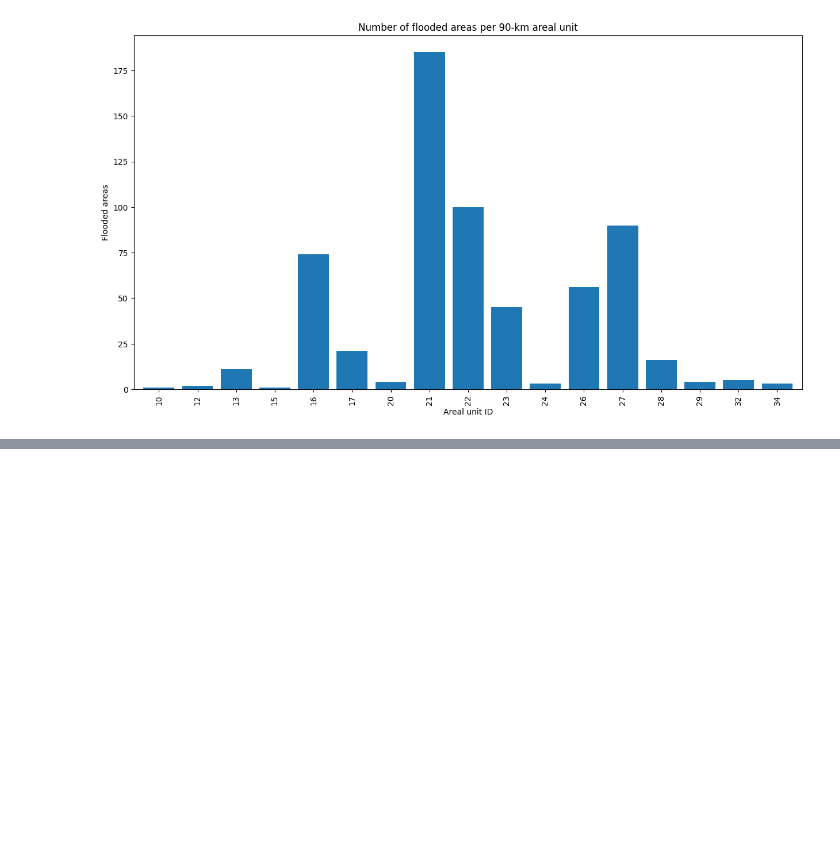
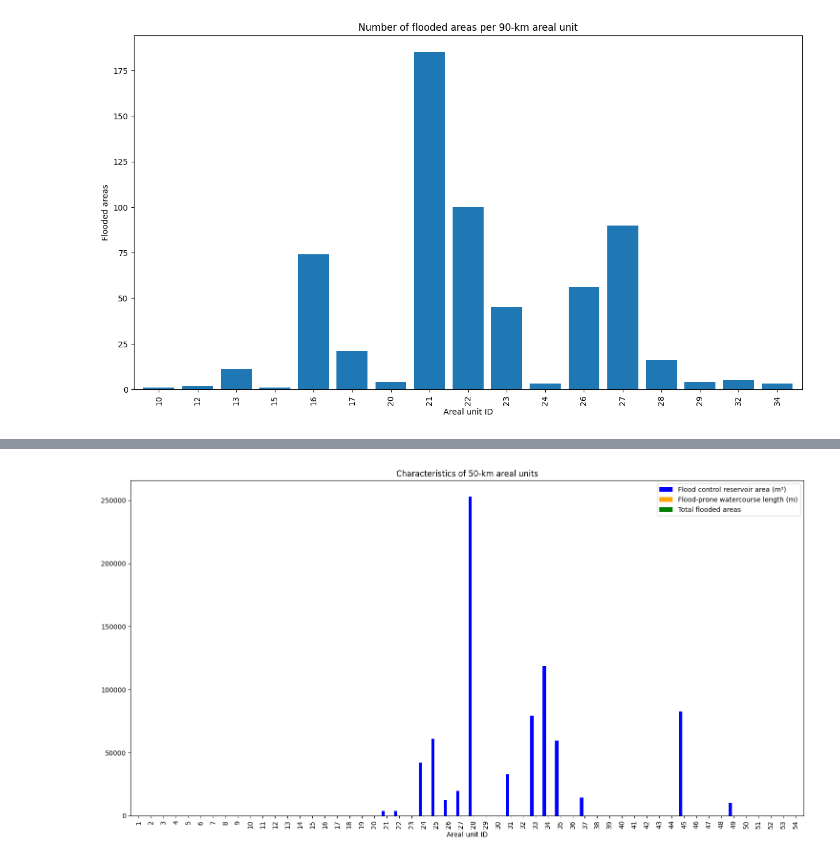
Before and after one commit to liviadegrossi/MBA-Monograph, a Jupyter notebook: data-exploration.ipynb, the cells around one changed output, grey strips where cells are left out. Cells and saved outputs as stored; diff of their text form; code cells hidden in the pictures; blank space fills up the shorter version.

```diff
--- a/data-exploration.ipynb
+++ b/data-exploration.ipynb
@@ -1142,0 +1197,6 @@ plt.show()
+# %%
+flooded_areas_areal_unit_50km.rename(columns={'areal_units_50km': 'id'}, inplace=True)
+
+areal_units_50km = areal_units_50km.merge(flooded_areas_areal_unit_50km, on='id', how='outer')
+areal_units_50km['total_flood_areas'] = areal_units_50km['total_flood_areas'].fillna(0)
+areal_units_50km.head()
@@ -1142,0 +1210,21 @@ plt.show()
+# %%
+areal_units_50km['id'] = areal_units_50km['id'].astype('int64')
+
+ax_areal_units_50km = areal_units_50km.plot.bar(
+    x='id',
+    y=['flood_control_reservoir_area', 'flood_prone_watercourse_length', 'total_flood_areas'],
+    width=0.8,
+    color=['blue', 'orange', 'green'],
+    figsize=(15, 8),
+    xlabel='Areal unit ID',
+    title='Characteristics of 50-km areal units',
+    legend=True,
+    label=['Flood control reservoir area (m²)', 'Flood-prone watercourse length (m)', 'Total flooded areas']
+)
+
+# Adjust the layout to prevent overlapping of labels and save the plot as a PNG file
+plt.tight_layout()
+plt.savefig('./images/characteristics_of_50km_areal_units.png', dpi=300)
+plt.show()
+# %% [output]
+[figure, added]
```
Also changed, not shown: parts of 9 cells of this notebook, 3 other files.
